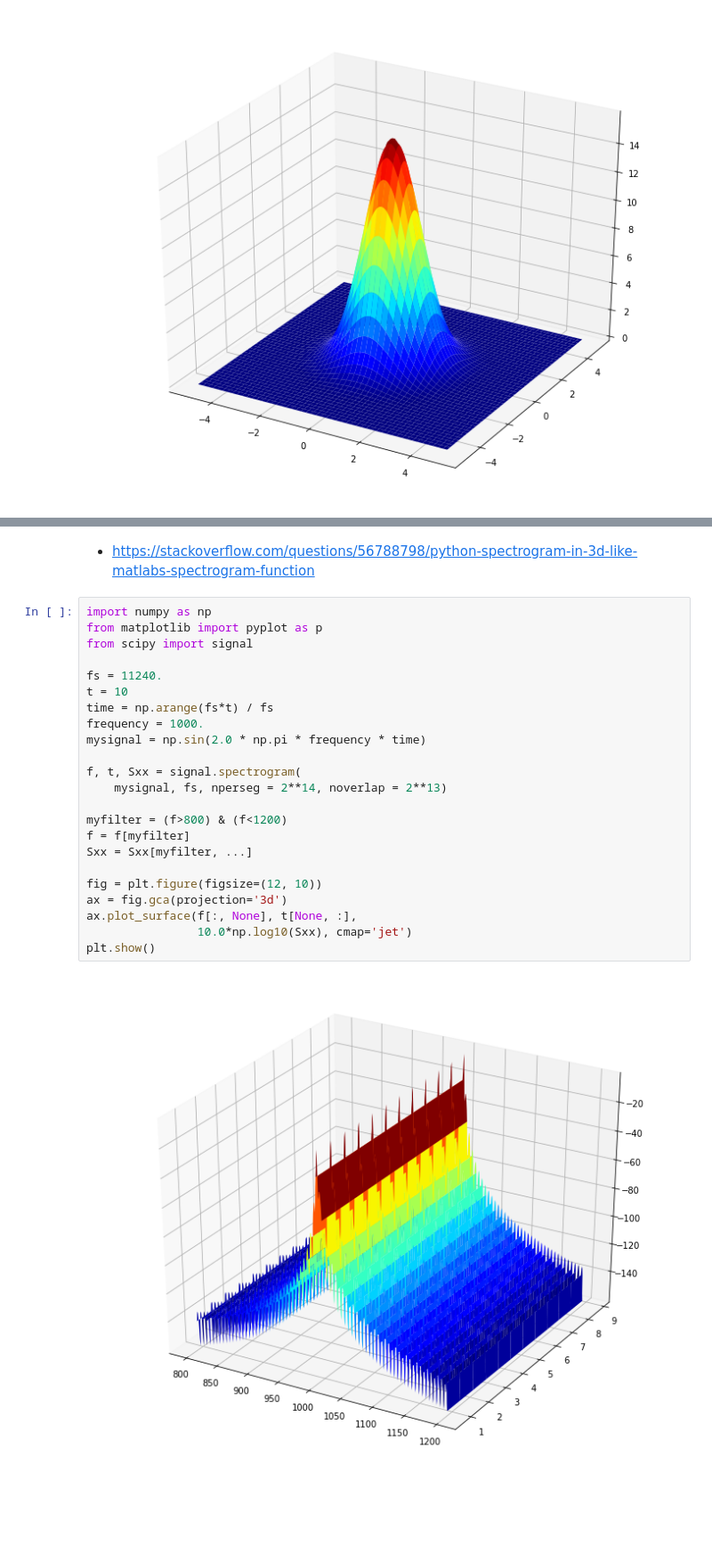
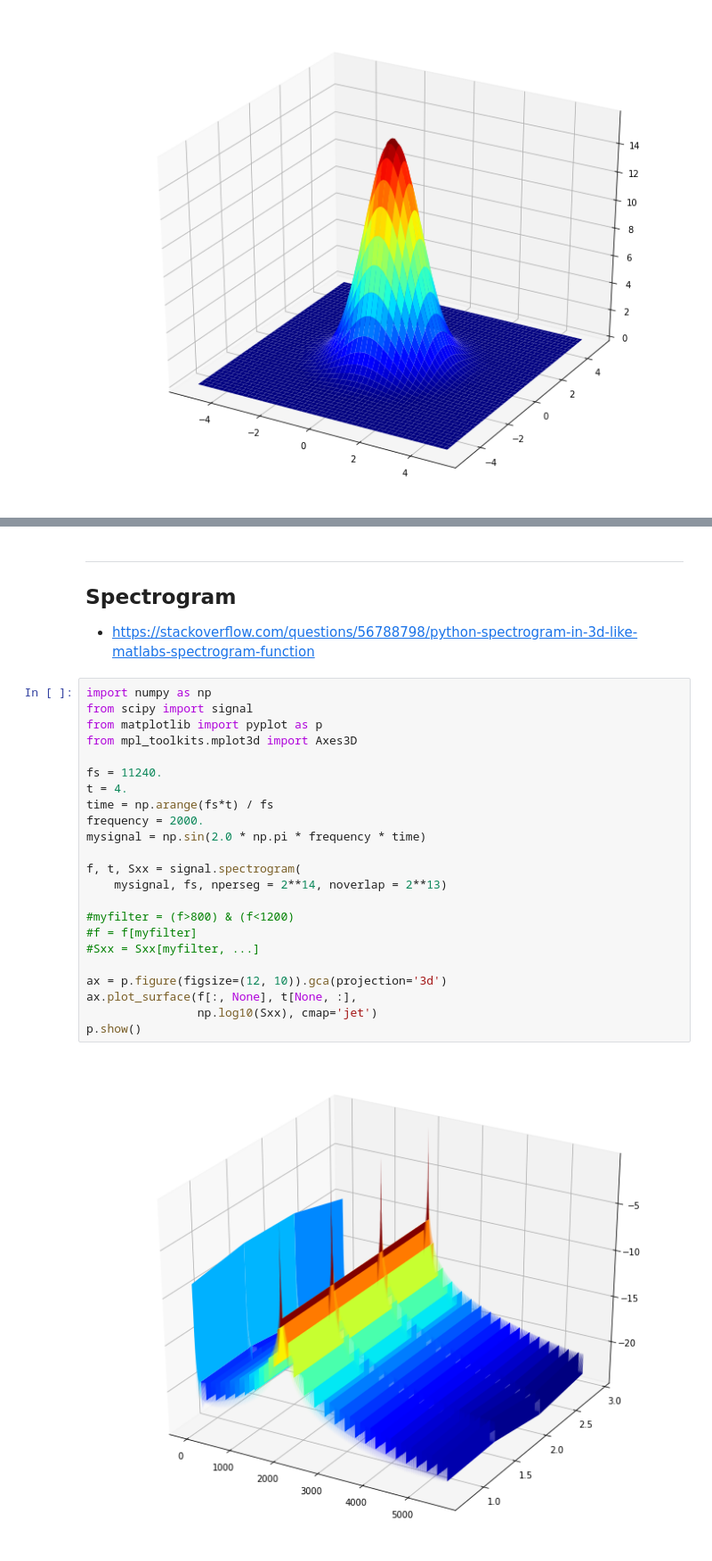
Before and after one commit to efurlanm/pyth, a Jupyter notebook: plotsnippets.ipynb, the cells around one changed output, grey strips where cells are left out. Shown at 89% size. Saved outputs shown, nothing was run; the diff lists cells and outputs as text; blank space fills up the shorter version.

```diff
--- a/plotsnippets.ipynb
+++ b/plotsnippets.ipynb
@@ -268,29 +284,31 @@ plt.close()
 # %% [output]
 [figure]
 # %% [markdown]
+---
+## Spectrogram
 - https://stackoverflow.com/questions/56788798/python-spectrogram-in-3d-like-matlabs-spectrogram-function
 # %%
 import numpy as np
+from scipy import signal
 from matplotlib import pyplot as p
-from scipy import signal
+from mpl_toolkits.mplot3d import Axes3D
 
 fs = 11240.
-t = 10
+t = 4.
 time = np.arange(fs*t) / fs
-frequency = 1000.
+frequency = 2000.
 mysignal = np.sin(2.0 * np.pi * frequency * time)
 
 f, t, Sxx = signal.spectrogram(
     mysignal, fs, nperseg = 2**14, noverlap = 2**13)
 
-myfilter = (f>800) & (f<1200)
-f = f[myfilter]
-Sxx = Sxx[myfilter, ...]
+#myfilter = (f>800) & (f<1200)
+#f = f[myfilter]
+#Sxx = Sxx[myfilter, ...]
 
-fig = plt.figure(figsize=(12, 10))
-ax = fig.gca(projection='3d')
+ax = p.figure(figsize=(12, 10)).gca(projection='3d')
 ax.plot_surface(f[:, None], t[None, :],
-                10.0*np.log10(Sxx), cmap='jet')
-plt.show()
+                np.log10(Sxx), cmap='jet')
+p.show()
 # %% [output]
-[figure, old version]
+[figure, new version]
```
Also changed, not shown: parts of 15 cells of this notebook, 2 other files.
